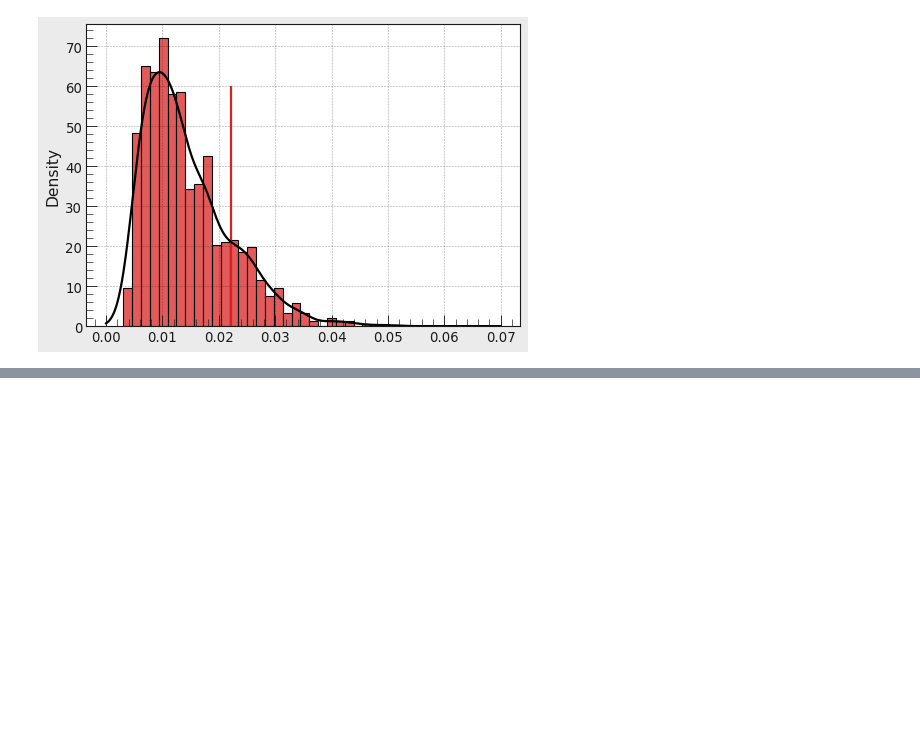
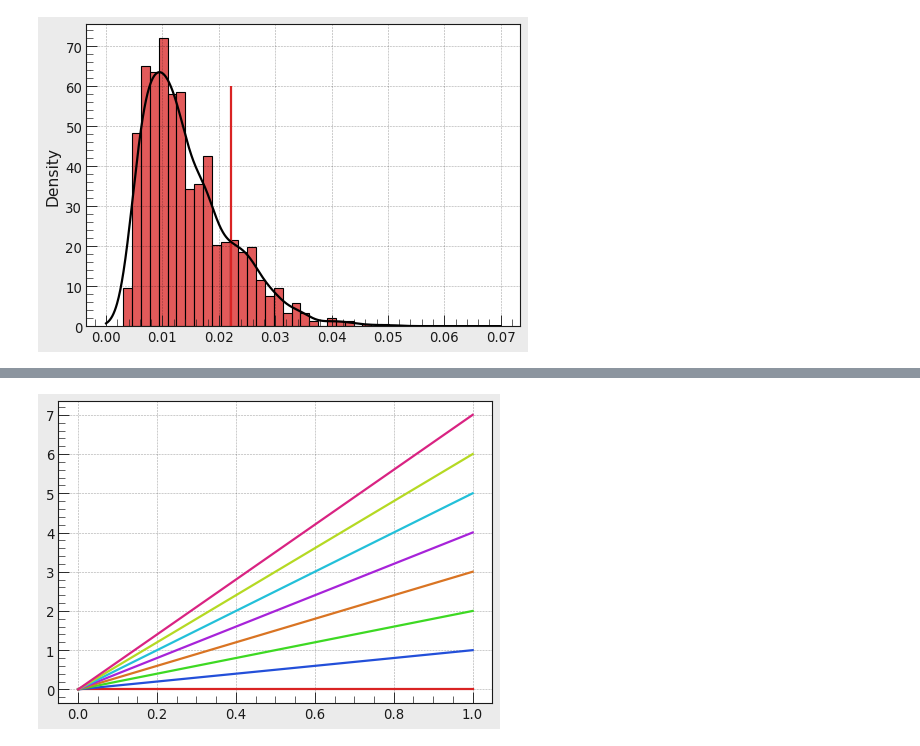
Before and after one commit to PhilKofoed/AMAS2023, a Jupyter notebook: Philip/Exam 2023/old_exam_solution.ipynb, the cells around one changed output, grey strips where cells are left out. Cells and saved outputs as stored; diff of their text form; code cells hidden in the pictures; blank space fills up the shorter version.

```diff
--- a/Philip/Exam 2023/old_exam_solution.ipynb
+++ b/Philip/Exam 2023/old_exam_solution.ipynb
@@ -515,0 +639,5 @@ plt.show()
+# %%
+for i in range(8):
+    plt.plot(np.linspace(0, 1, 10), np.linspace(0, i, 10))
+# %% [output]
+[figure, added]
```
Also changed, not shown: parts of 6 cells of this notebook, 1 other file.
